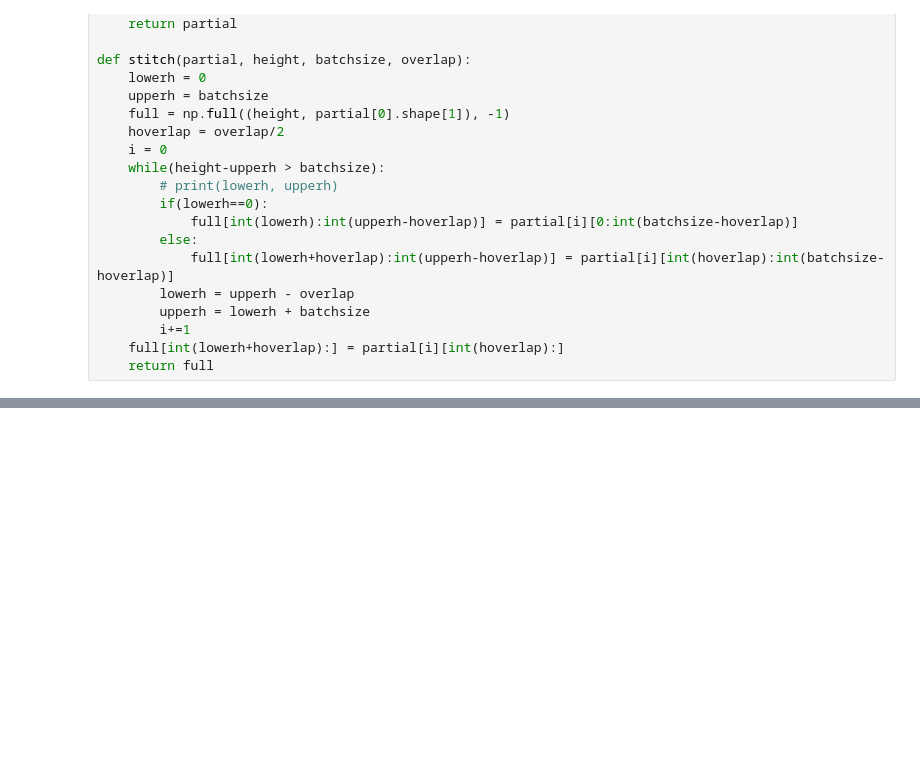
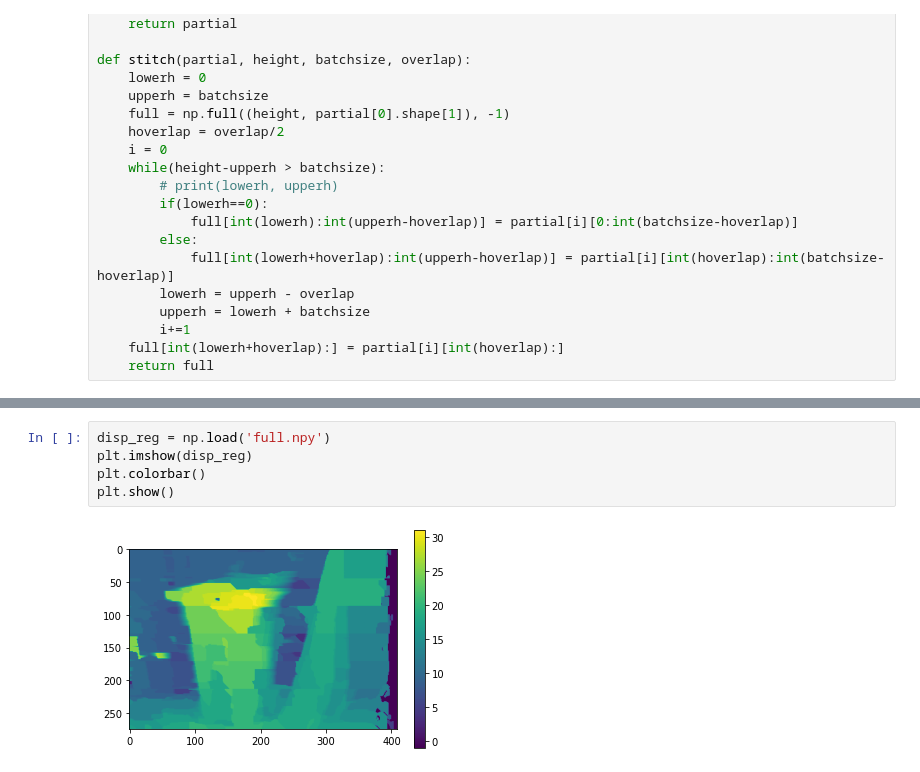
Before and after one commit to BaldPulse/Stereo_depth_energy, a Jupyter notebook: stiching.ipynb, the cells around one changed output, grey strips where cells are left out. Cells and saved outputs as stored; diff of their text form; blank space fills up the shorter version.

```diff
--- a/stiching.ipynb
+++ b/stiching.ipynb
@@ -54,0 +53,7 @@ plt.colorbar()
+# %%
+disp_reg = np.load('full.npy')
+plt.imshow(disp_reg)
+plt.colorbar()
+plt.show()
+# %% [output]
+[figure, added]
```
Also changed, not shown: parts of 10 cells of this notebook, 1 other file.
